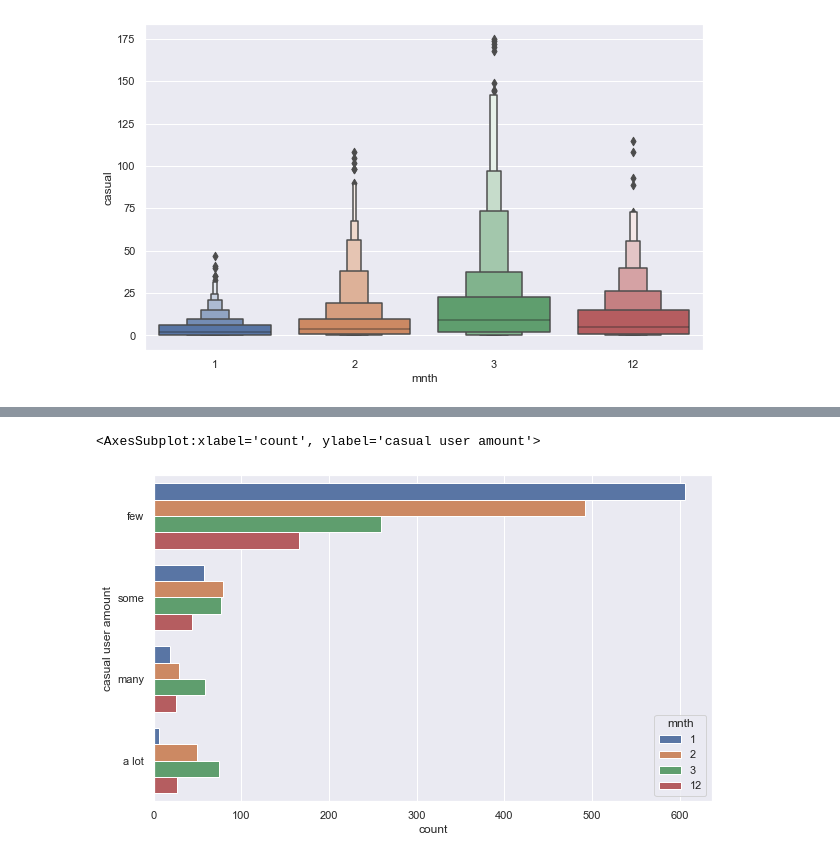
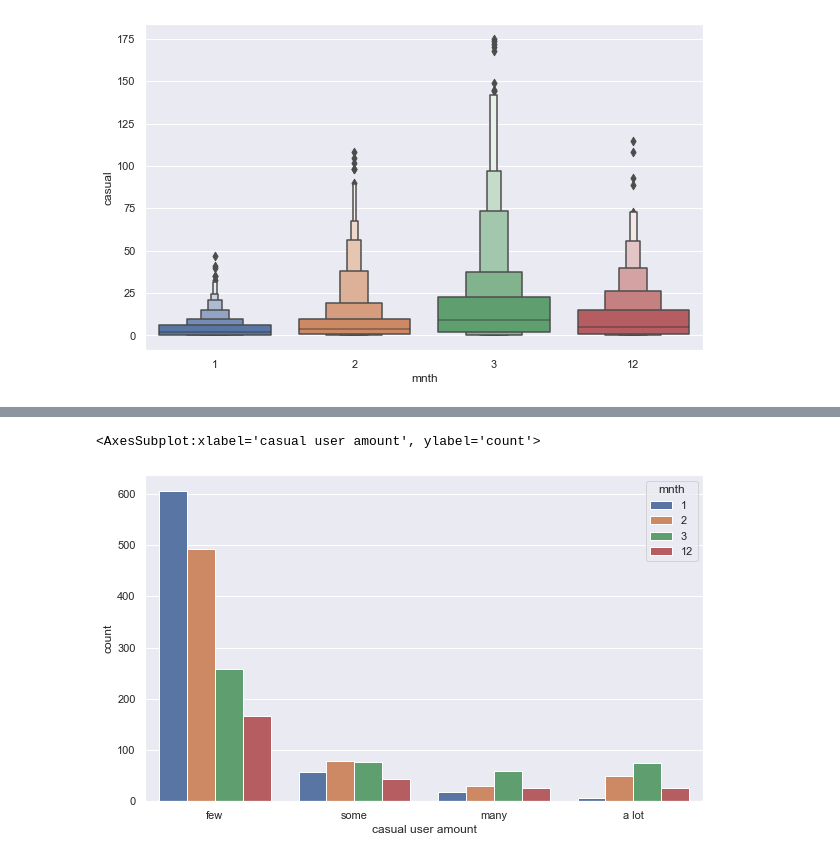
Before and after one commit to movifu1982/Bike-project, a Jupyter notebook: bike 1.ipynb, the cells around one changed output, grey strips where cells are left out. Saved outputs shown, nothing was run; the diff lists cells and outputs as text; code cells hidden in the pictures.

```diff
--- a/bike 1.ipynb
+++ b/bike 1.ipynb
@@ -838,5 +835,5 @@ sns.barplot(data=winter_usage4, x="dteday", y="casual")
 # %%
-sns.countplot(data=winter_usage4, y="casual user amount", hue="mnth")
+sns.countplot(data=winter_usage4, x="casual user amount", hue="mnth")
 # %% [output]
-<AxesSubplot:xlabel='count', ylabel='casual user amount'>
+<AxesSubplot:xlabel='casual user amount', ylabel='count'>
-[figure, old version]
+[figure, new version]
```
Also changed, not shown: parts of 15 cells of this notebook.
